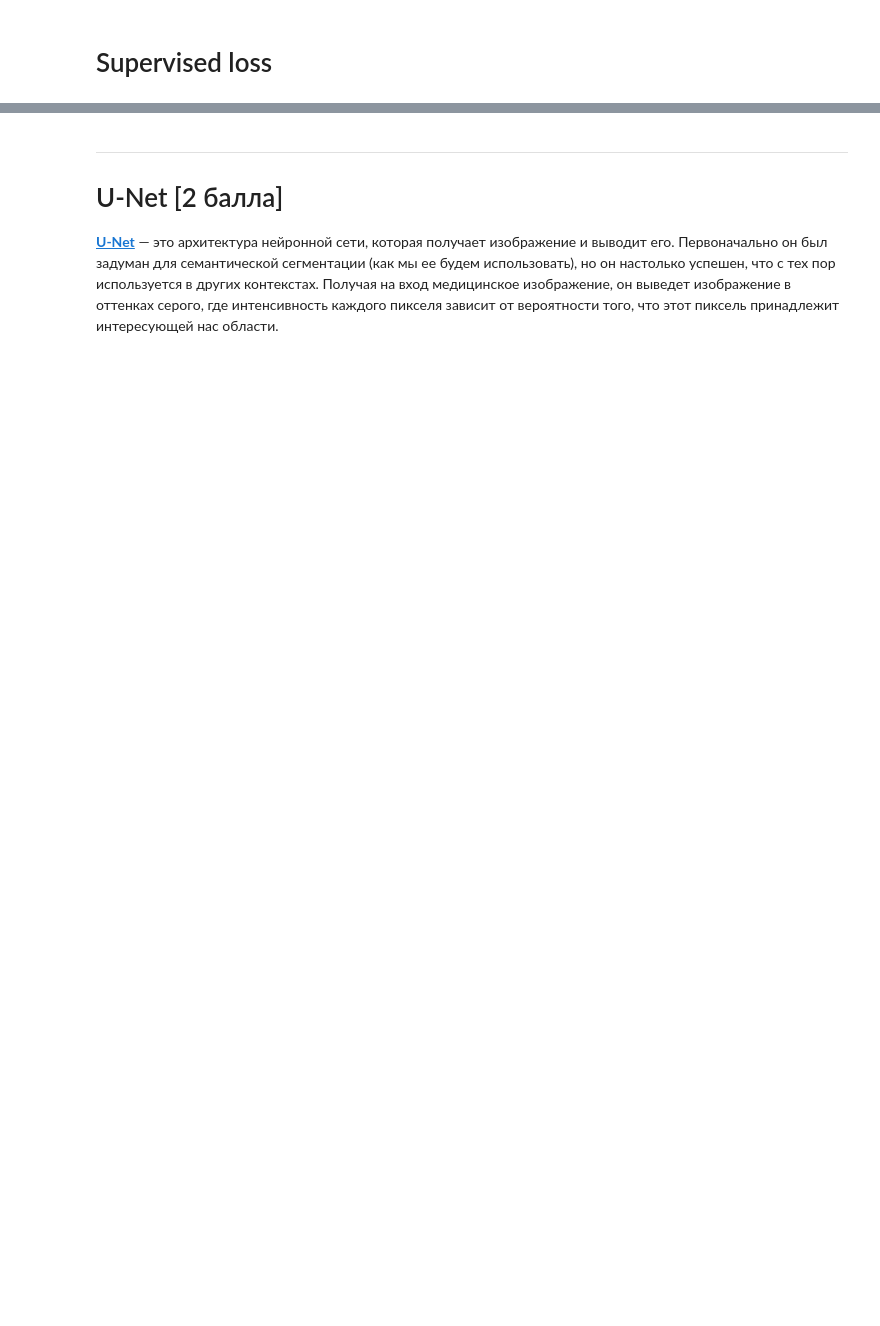
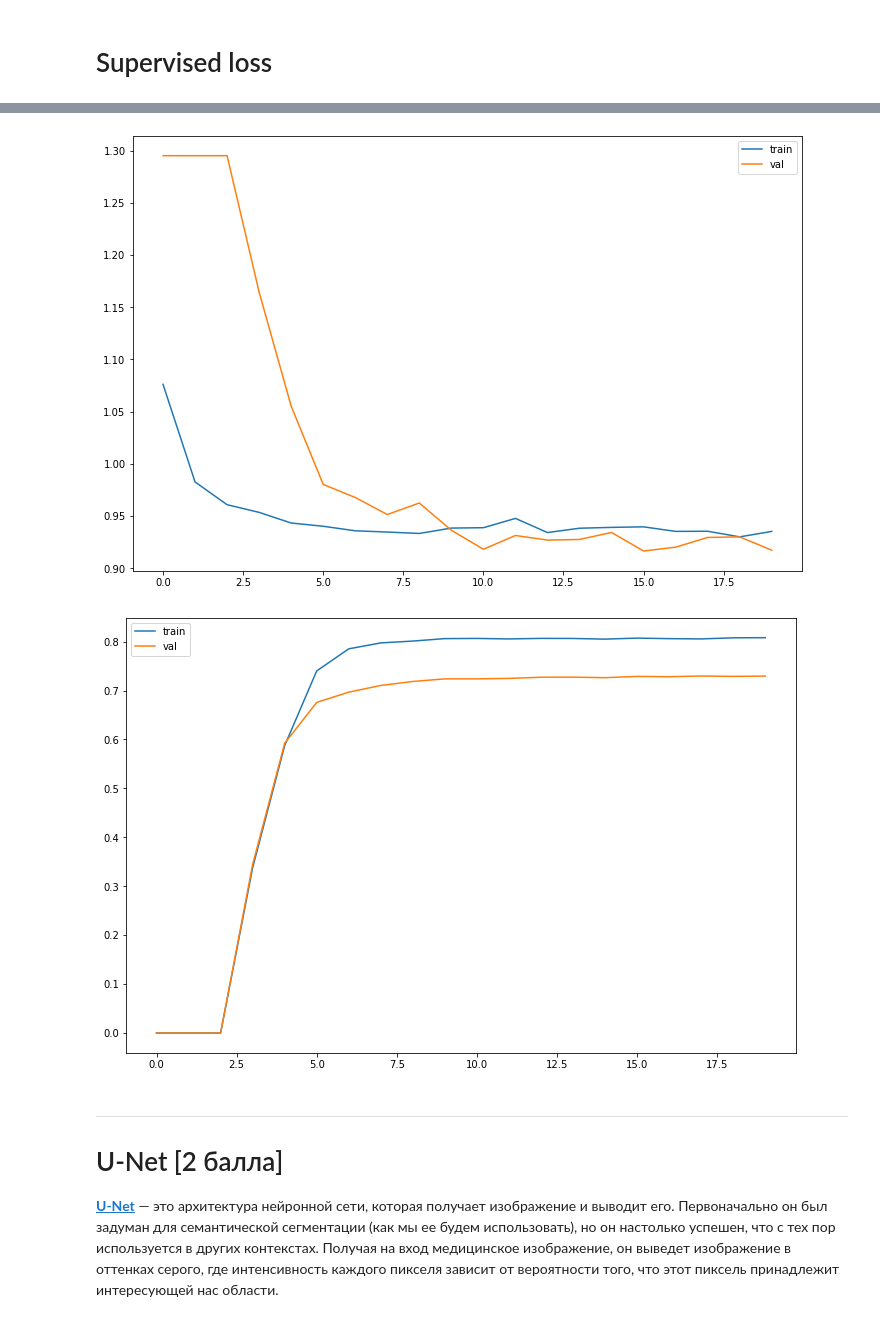
Before and after one commit to prosvirinKir/Deep-Learning-Sckool-term1, a Jupyter notebook: HW_6_semantic_segmentation.ipynb, the cells around one changed output, grey strips where cells are left out. Cells and saved outputs as stored; diff of their text form; code cells hidden in the pictures; blank space fills up the shorter version.

```diff
--- a/HW_6_semantic_segmentation.ipynb
+++ b/HW_6_semantic_segmentation.ipynb
@@ -727,3 +726,18 @@ NameError: ignored
+# %%
+plt.figure(figsize=(12, 8))
+plt.plot(losses_supervised['train_loss'], label="train")
+plt.plot(losses_supervised['val_loss'], label="val")
+plt.legend()
+plt.show()
+
+plt.figure(figsize=(12, 8))
+plt.plot(losses_supervised['train_score'], label="train")
+plt.plot(losses_supervised['val_score'], label="val")
+plt.legend()
+plt.show()
+# %% [output]
+[figure, added]
+[figure, added]
 # %% [markdown]
 -----------------------------------------------------------------------------------------
 
```
Also changed, not shown: parts of 25 cells of this notebook.
